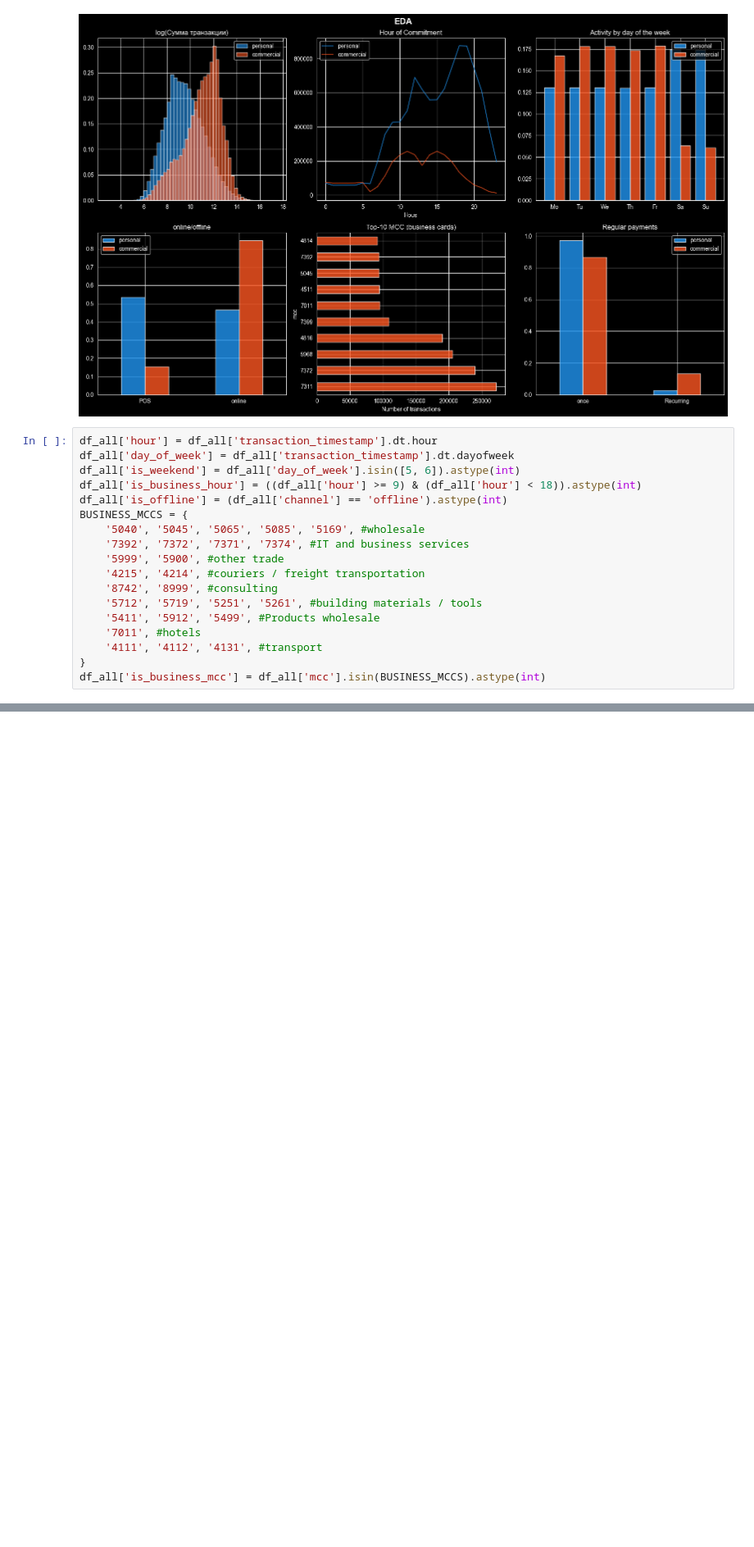
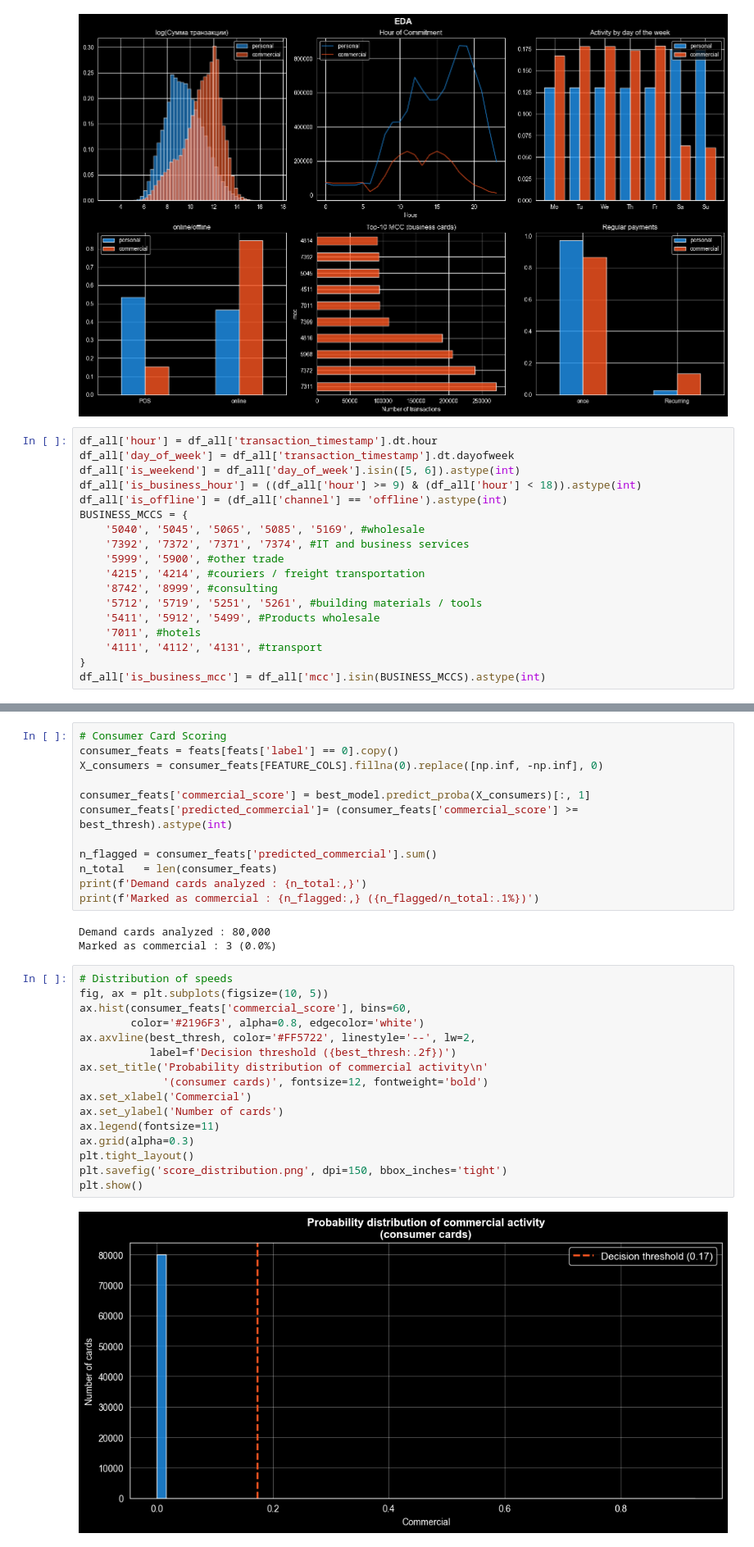
Before and after one commit to asset-data-ai/MDQ_teams, a Jupyter notebook: ml.ipynb, the cells around one changed output, grey strips where cells are left out. Shown at 82% size. Saved outputs shown, nothing was run; the diff lists cells and outputs as text; blank space fills up the shorter version.

```diff
--- a/ml.ipynb
+++ b/ml.ipynb
@@ -193,0 +383,33 @@ plt.show()
+# %%
+# Consumer Card Scoring
+consumer_feats = feats[feats['label'] == 0].copy()
+X_consumers = consumer_feats[FEATURE_COLS].fillna(0).replace([np.inf, -np.inf], 0)
+
+consumer_feats['commercial_score'] = best_model.predict_proba(X_consumers)[:, 1]
+consumer_feats['predicted_commercial']= (consumer_feats['commercial_score'] >= best_thresh).astype(int)
+
+n_flagged = consumer_feats['predicted_commercial'].sum()
+n_total   = len(consumer_feats)
+print(f'Demand cards analyzed : {n_total:,}')
+print(f'Marked as commercial : {n_flagged:,} ({n_flagged/n_total:.1%})')
+# %% [output]
+Demand cards analyzed : 80,000
+Marked as commercial : 3 (0.0%)
+# %%
+# Distribution of speeds
+fig, ax = plt.subplots(figsize=(10, 5))
+ax.hist(consumer_feats['commercial_score'], bins=60,
+        color='#2196F3', alpha=0.8, edgecolor='white')
+ax.axvline(best_thresh, color='#FF5722', linestyle='--', lw=2,
+           label=f'Decision threshold ({best_thresh:.2f})')
+ax.set_title('Probability distribution of commercial activity\n'
+             '(consumer cards)', fontsize=12, fontweight='bold')
+ax.set_xlabel('Commercial')
+ax.set_ylabel('Number of cards')
+ax.legend(fontsize=11)
+ax.grid(alpha=0.3)
+plt.tight_layout()
+plt.savefig('score_distribution.png', dpi=150, bbox_inches='tight')
+plt.show()
+# %% [output]
+[figure, added]
```
Also changed, not shown: parts of 13 cells of this notebook, 4 other files.
